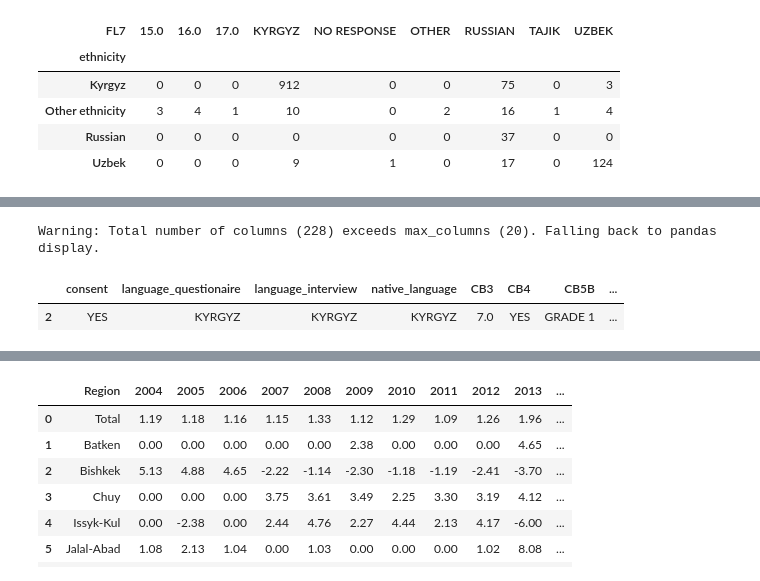
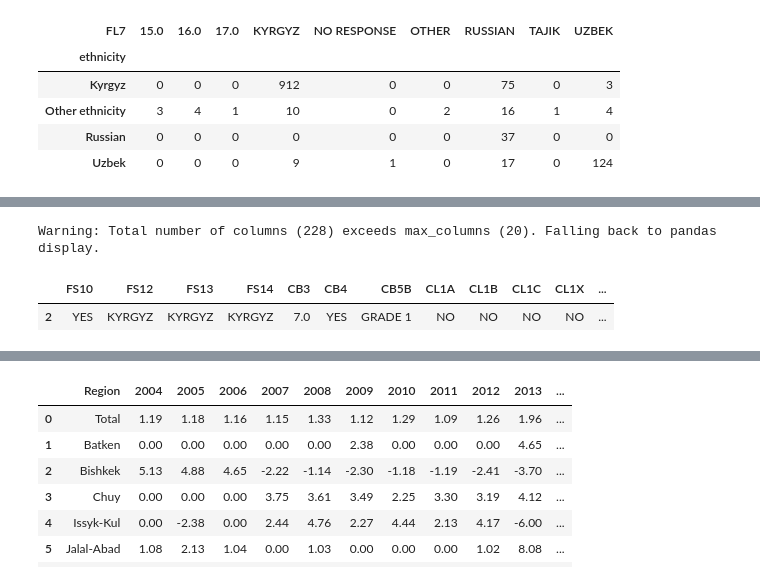
Before and after one commit to Jonchyk/Datamgmt, a Jupyter notebook: PS0?.ipynb, the cells around one changed output, grey strips where cells are left out. Drawn from its saved outputs; the diff is of its cells as text; code cells hidden in the pictures.

```diff
--- a/PS0?.ipynb
+++ b/PS0?.ipynb
@@ -147,12 +165,12 @@ Successfully installed pyreadstat-1.2.8
 # %%
 #read spss file
-df = pd.read_spss("fs.sav")
+mics = pd.read_spss("mics.sav")
 pd.set_option('display.max_rows',1000)
 pd.set_option('display.max_columns', None)  # No limit on columns
 #let's take a peek at this data set.
-df.head(10)
+mics.head(10)
 #Let's specifically look at our geographic breakdown, since this is important
-df["stratum"].value_counts()
+mics["stratum"].value_counts()
 # %% [output]
 Warning: Total number of columns (350) exceeds max_columns (20). Falling back to pandas display.
 |  | HH1 | HH2 | LN | FS1 | FS2 | FS3 | FSINT | FS4 | FS5 | FS6 | FS7D | ... |
@@ -197,8 +215,8 @@ df = df.loc[:, df.columns.isin(['FS10', 'FS12', 'FS13', 'FS14', 'CB3', 'CB4', 'C
 # %%
 #let's get this down to 7 to 10 years old, since the data collected is for ages 7-14, but is a G2 foundational test. Wow!
-df_age = df[(df["CB3"] > 6) & (df["CB3"] < 11)]
+mics_age = mics[(mics["CB3"] > 6) & (mics["CB3"] < 11)]
 #how many respondents do we have now?
-df_age["stratum"].value_counts()
+mics_age["stratum"].value_counts()
 # %% [output]
 |  | count |
 | stratum |  |
@@ -357,4 +375,4 @@ pd.crosstab(df_age['ethnicity'], df_age['FL7'])
 | Uzbek | 0 | 0 | 0 | 9 | 1 | 0 | 17 | 0 | 124 |
 # %%
 #Let's rename certain columns, not all of them, but a few critical pieces - still working on this
-df_age.rename(columns={'FS10': 'consent', 'FS17': 'completed', 'FS12': 'language_questionaire', 'FS13': 'language_interview', 'FS14': 'native_language', 'CB5': 'highest_grade'}, inplace=False)
+mics_age.rename(columns={'FS10': 'consent', 'FS17': 'completed', 'FS12': 'language_questionaire', 'FS13': 'language_interview', 'FS14': 'native_language', 'CB5': 'highest_grade'}, inplace=False)
@@ -361,10 +394,10 @@ df_age.rename(columns={'FS10': 'consent', 'FS17': 'completed', 'FS12': 'language
 # %%
 #check columns rename went through, use false first, then rerun below with true
-df_age.head(1)
+mics_age.head(1)
 # %% [output]
 Warning: Total number of columns (228) exceeds max_columns (20). Falling back to pandas display.
-|  | consent | language_questionaire | language_interview | native_language | CB3 | CB4 | CB5B | ... |
-| 2 | YES | KYRGYZ | KYRGYZ | KYRGYZ | 7.0 | YES | GRADE 1 | ... |
+|  | FS10 | FS12 | FS13 | FS14 | CB3 | CB4 | CB5B | CL1A | CL1B | CL1C | CL1X | ... |
+| 2 | YES | KYRGYZ | KYRGYZ | KYRGYZ | 7.0 | YES | GRADE 1 | NO | NO | NO | NO | ... |
 # %%
 #repeat df rename function but htis time with inplace = true
 # %%
```
Also changed, not shown: parts of 17 cells of this notebook.
